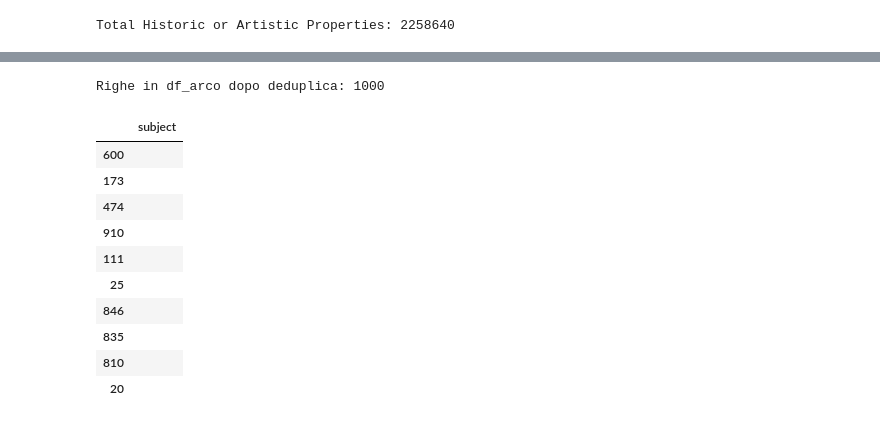
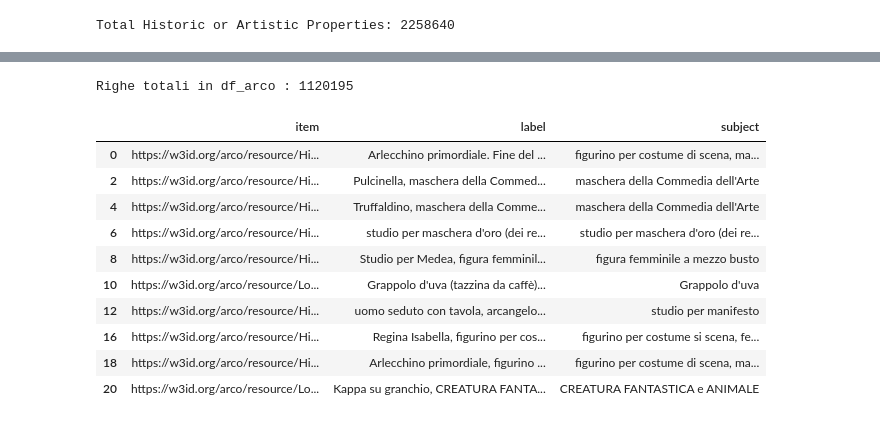
Before and after one commit to Info-Viz/DataNymphs, a Jupyter notebook: opere_mitologiche_ArCo.ipynb, the cells around one changed output, grey strips where cells are left out. Saved outputs shown, nothing was run; the diff lists cells and outputs as text; code cells hidden in the pictures.

Commit message:
fatto aggiornamenti
- tolto da csv entità senza description
- fatto un loop con match solo su entity

```diff
--- a/opere_mitologiche_ArCo.ipynb
+++ b/opere_mitologiche_ArCo.ipynb
@@ -82,44 +123,22 @@ results = sparql_arco.query().convert()
 # %%
-rows = []
+# i rows sono già stati accumulati dal loop nel batch precedente
+# creiamo il dataframe consolidato
+df_arco = pd.DataFrame(rows)
+df_arco = df_arco.drop_duplicates(subset="item")
 
-for r in results["results"]["bindings"]:
-
-    rows.append({
-        "item": r["item"]["value"] if "item" in r else None,
-        "label": r["labels"]["value"] if "labels" in r else None,
-        "title": r["titles"]["value"] if "titles" in r else None,
-        "date": r["dates"]["value"] if "dates" in r else None,
-        "subject": r["subjects"]["value"] if "subjects" in r else None
-        #"description": r["description"]["value"] if "description" in r else None,
-        #"historical": r["historical"]["value"] if "historical" in r else None
-    })
-
-df_arco = pd.DataFrame(rows)
-
-# Deduplicazione intelligente: per ogni item, mantieni la prima riga che ha label O title
-# Prima sortaggio per prioritizzare righe con almeno uno tra label e title non-null
-df_arco["has_text"] = df_arco["label"].notna() | df_arco["title"].notna()
-df_arco = df_arco.sort_values(by=['item', 'has_text'], ascending=[True, False]).drop_duplicates(subset=['item'], keep='first')
-df_arco = df_arco.drop(columns=['has_text'])
-
-# Crea search_text unendo label e title
-df_arco["search_text"] = (
-    df_arco["label"].fillna("") + " " + df_arco["title"].fillna("")
-)
-
-print(f"Righe in df_arco dopo deduplica: {len(df_arco)}")
-df_arco[[ "subject"]].head(10)
+print(f"Righe totali in df_arco : {len(df_arco)}")
+df_arco[["item", "label", "subject"]].head(10)
 # %% [output]
-Righe in df_arco dopo deduplica: 1000
+Righe totali in df_arco : 1120195
-|  | subject |
-| 600 |  |
-| 173 |  |
-| 474 |  |
-| 910 |  |
-| 111 |  |
-| 25 |  |
-| 846 |  |
-| 835 |  |
-| 810 |  |
-| 20 |  |
+|  | item | label | subject |
+| 0 | https://w3id.org/arco/resource/Hi... | Arlecchino primordiale. Fine del ... | figurino per costume di scena, ma... |
+| 2 | https://w3id.org/arco/resource/Hi... | Pulcinella, maschera della Commed... | maschera della Commedia dell'Arte |
+| 4 | https://w3id.org/arco/resource/Hi... | Truffaldino, maschera della Comme... | maschera della Commedia dell'Arte |
+| 6 | https://w3id.org/arco/resource/Hi... | studio per maschera d'oro (dei re... | studio per maschera d'oro (dei re... |
+| 8 | https://w3id.org/arco/resource/Hi... | Studio per Medea, figura femminil... | figura femminile a mezzo busto |
+| 10 | https://w3id.org/arco/resource/Lo... | Grappolo d'uva (tazzina da caffè)... | Grappolo d'uva |
+| 12 | https://w3id.org/arco/resource/Hi... | uomo seduto con tavola, arcangelo... | studio per manifesto |
+| 16 | https://w3id.org/arco/resource/Hi... | Regina Isabella, figurino per cos... | figurino per costume si scena, fe... |
+| 18 | https://w3id.org/arco/resource/Hi... | Arlecchino primordiale, figurino ... | figurino per costume di scena, ma... |
+| 20 | https://w3id.org/arco/resource/Lo... | Kappa su granchio, CREATURA FANTA... | CREATURA FANTASTICA e ANIMALE |
 # %%
```
Also changed, not shown: parts of 6 cells of this notebook, 2 other files.
